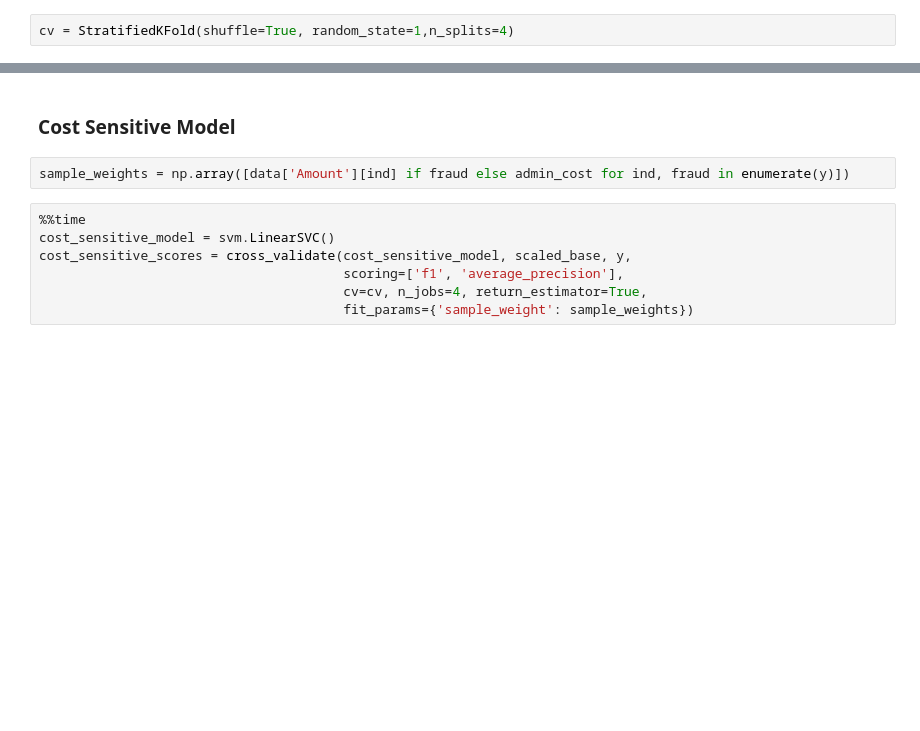
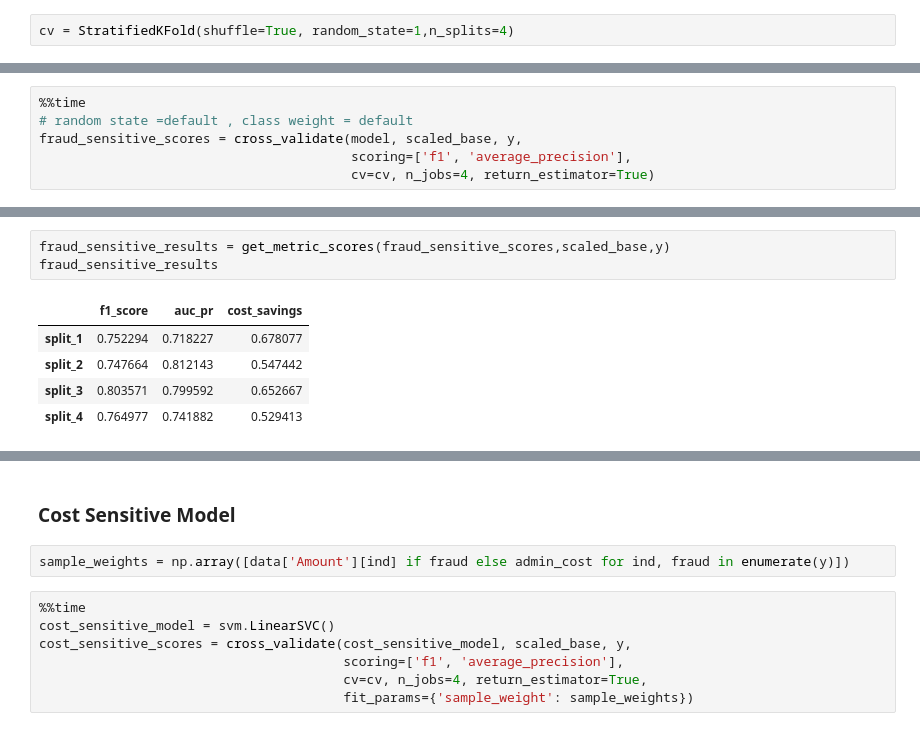
Before and after one commit to HamoyeHQ/g01-fraud-detection, a Jupyter notebook: model/ML models/SVM (linear kernel).ipynb, the cells around one changed output, grey strips where cells are left out. Drawn from its saved outputs; the diff is of its cells as text; blank space fills up the shorter version.

```diff
--- a/model/ML models/SVM (linear kernel).ipynb
+++ b/model/ML models/SVM (linear kernel).ipynb
@@ -847,0 +845,6 @@ Note the improved scores due to new features selected
+# %%
+%%time
+# random state =default , class weight = default
+fraud_sensitive_scores = cross_validate(model, scaled_base, y,
+                                        scoring=['f1', 'average_precision'],
+                                        cv=cv, n_jobs=4, return_estimator=True)
@@ -847,0 +853,9 @@ Note the improved scores due to new features selected
+# %%
+fraud_sensitive_results = get_metric_scores(fraud_sensitive_scores,scaled_base,y)
+fraud_sensitive_results
+# %% [output]
+|  | f1_score | auc_pr | cost_savings |
+| split_1 | 0.752294 | 0.718227 | 0.678077 |
+| split_2 | 0.747664 | 0.812143 | 0.547442 |
+| split_3 | 0.803571 | 0.799592 | 0.652667 |
+| split_4 | 0.764977 | 0.741882 | 0.529413 |
```
Also changed, not shown: parts of 43 cells of this notebook.
